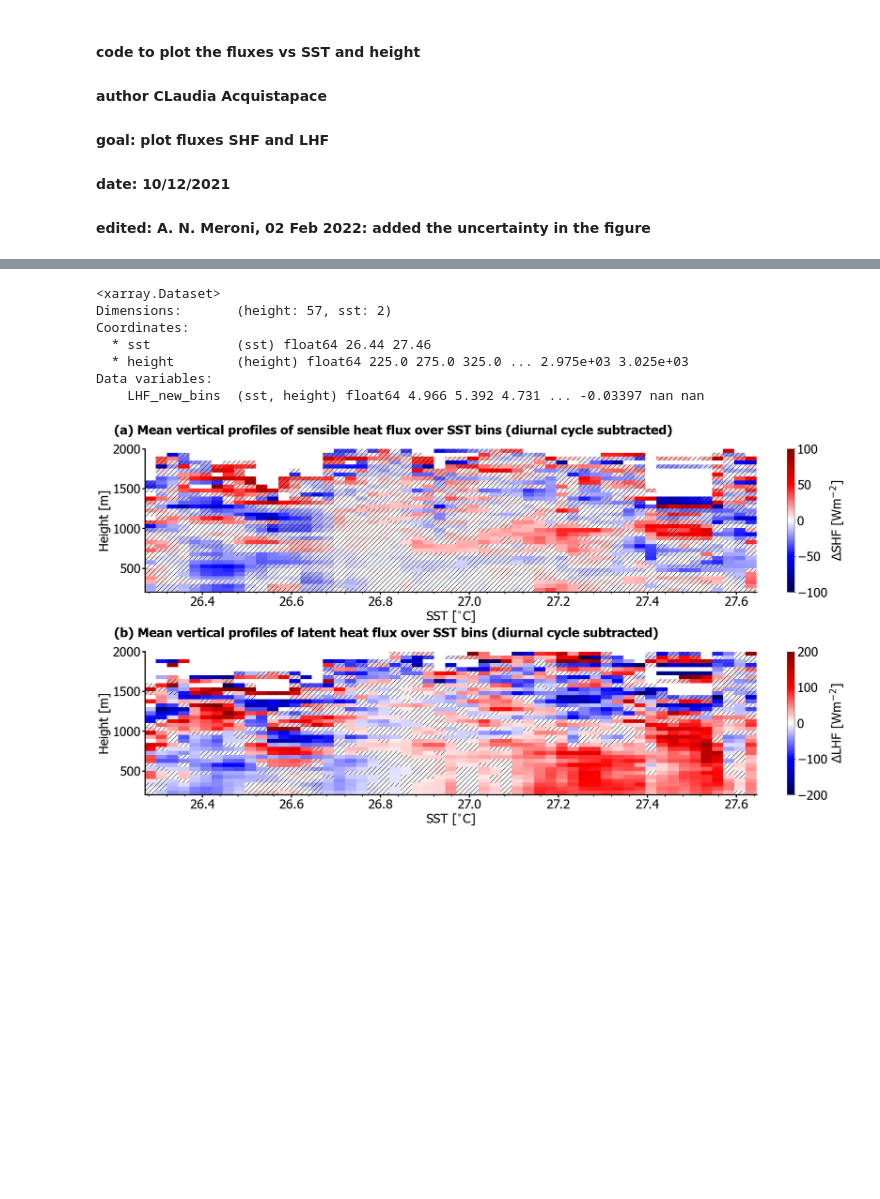
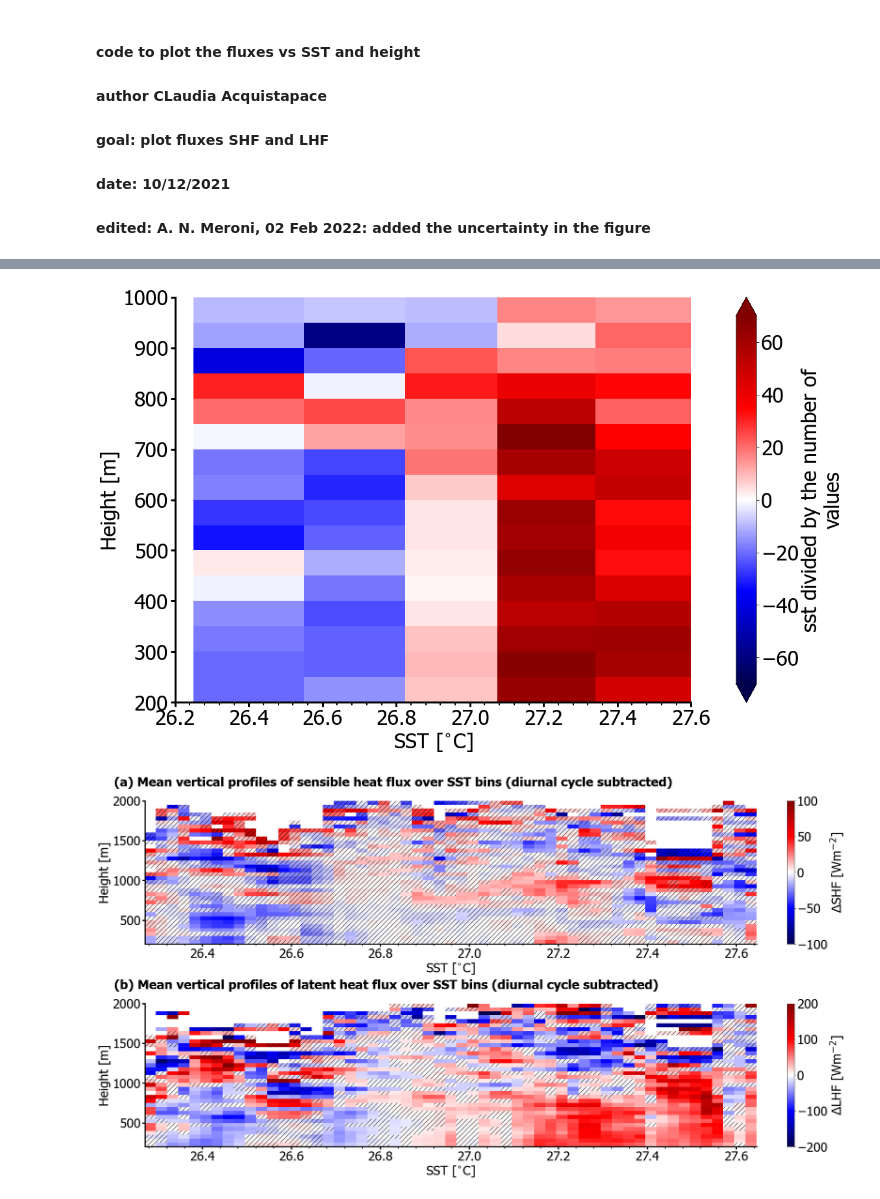
Before and after one commit to ClauClouds/SST-impact, a Jupyter notebook: plot_figure_fluxes_uncertainty.ipynb, the cells around one changed output, grey strips where cells are left out. Saved outputs shown, nothing was run; the diff lists cells and outputs as text; code cells hidden in the pictures; blank space fills up the shorter version.

```diff
--- a/plot_figure_fluxes_uncertainty.ipynb
+++ b/plot_figure_fluxes_uncertainty.ipynb
@@ -183,13 +189,55 @@ fig.savefig(path_out_plots+'LHF_over_sst_percentiles_R1.png')
 # %%
-LHF_new_data
+# plotting the masked functions
+dict_plot_settings = {
+    'plot_ticks'   :32,
+    'labelsizeaxes':32,
+    'fontSizeTitle':32,
+    'fontSizeX'    :32,
+    'fontSizeY'    :32,
+    'cbarAspect'   :32,
+    'fontSizeCbar' :32,
+    'rcparams_font':['Tahoma'],
+    'savefig_dpi'  :100,
+    'font_size'    :32,
+    'grid'         :True}
+
+
+# composite figure variables binned in sst
+path_out_plots = '/Volumes/Extreme SSD/work/006_projects/001_Prec_Trade_Cycle/SST_impact_work/plots_paper/'
+#path_out_plots = '/home/agostino/SST-impact_data/plots/'
+
+# plots settings defined by user at the top
+labelsizeaxes   = dict_plot_settings['labelsizeaxes']
+fontSizeTitle   = dict_plot_settings['fontSizeTitle']
+fontSizeX       = dict_plot_settings['fontSizeX']
+fontSizeY       = dict_plot_settings['fontSizeY']
+cbarAspect      = dict_plot_settings['cbarAspect']
+fontSizeCbar    = dict_plot_settings['fontSizeCbar']
+rcParams['font.sans-serif'] = dict_plot_settings['rcparams_font']
+matplotlib.rcParams['savefig.dpi'] = dict_plot_settings['savefig_dpi']
+plt.rcParams.update({'font.size':dict_plot_settings['font_size']})
+grid = dict_plot_settings['grid']
+matplotlib.rc('xtick', labelsize=dict_plot_settings['plot_ticks'])  # sets dimension of ticks in the plots
+matplotlib.rc('ytick', labelsize=dict_plot_settings['plot_ticks'])  # sets dimension of ticks in the plots
+
+fig, ax = plt.subplots(1,1, figsize=(16,10), constrained_layout=True)
+LHF_new_data.LHF_new_bins.plot(x='sst_mean', y='height', vmin=-70., vmax=70., cmap='seismic', axes=ax)
+ax.set_ylim(200., 1000.)
+ax.set_xlim(26.2, 27.6)
+ax.spines["top"].set_visible(False)
+ax.spines["right"].set_visible(False)
+ax.spines["bottom"].set_linewidth(3)
+ax.spines["left"].set_linewidth(3)
+ax.xaxis.set_minor_locator(ticker.AutoMinorLocator(n=5))
+ax.tick_params(which='minor', length=5, width=2)
+ax.tick_params(which='major', length=7, width=3)
+ax.xaxis.set_minor_locator(ticker.AutoMinorLocator(n=5))
+ax.tick_params(axis='both', labelsize=32)
+ax.set_ylabel('Height [m]', fontsize=fontSizeX)
+ax.set_xlabel('SST [$^{\circ}$C]', fontsize=fontSizeX)
+fig.savefig(path_out_plots+'resampling_LHF_R1.png')
 # %% [output]
-<xarray.Dataset>
-Dimensions:       (height: 57, sst: 2)
-Coordinates:
-  * sst           (sst) float64 26.44 27.46
-  * height        (height) float64 225.0 275.0 325.0 ... 2.975e+03 3.025e+03
-Data variables:
-    LHF_new_bins  (sst, height) float64 4.966 5.392 4.731 ... -0.03397 nan nan
+[figure, added]
 # %%
 # definition of a function to calculate the uncertainty propagation
 
```
Also changed, not shown: parts of 4 cells of this notebook, 2 other files.
